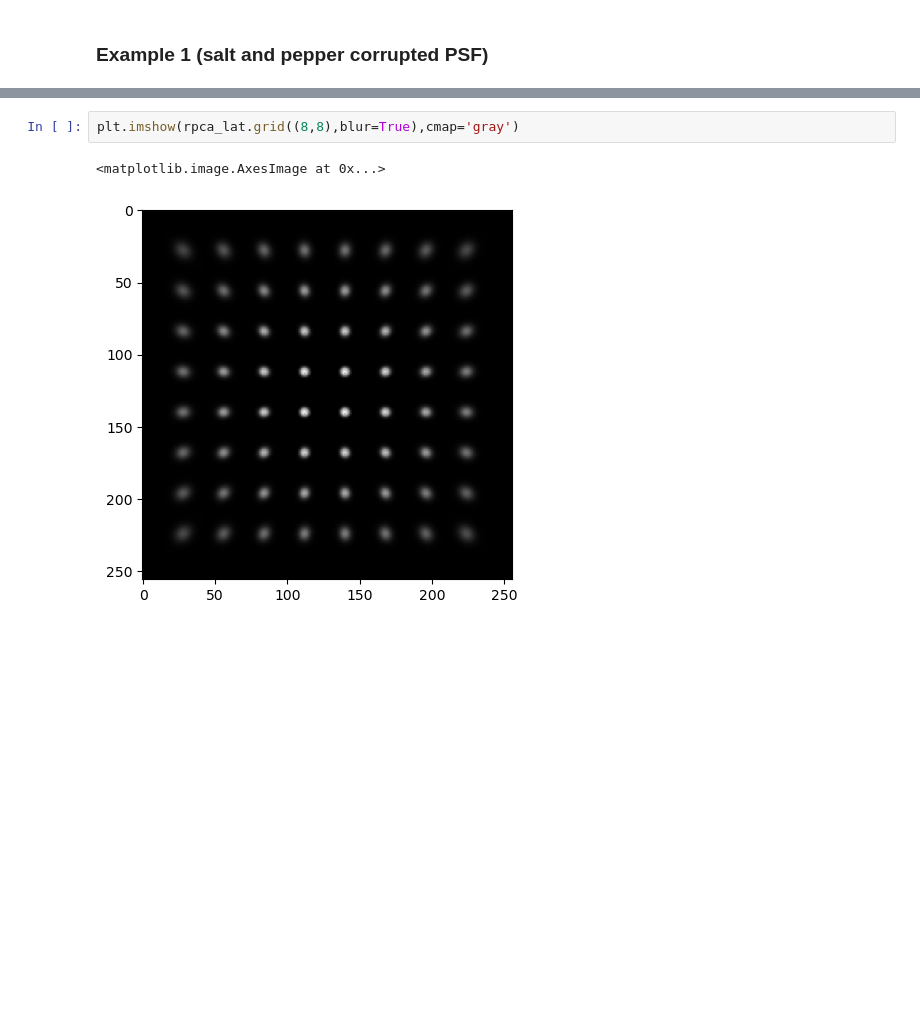
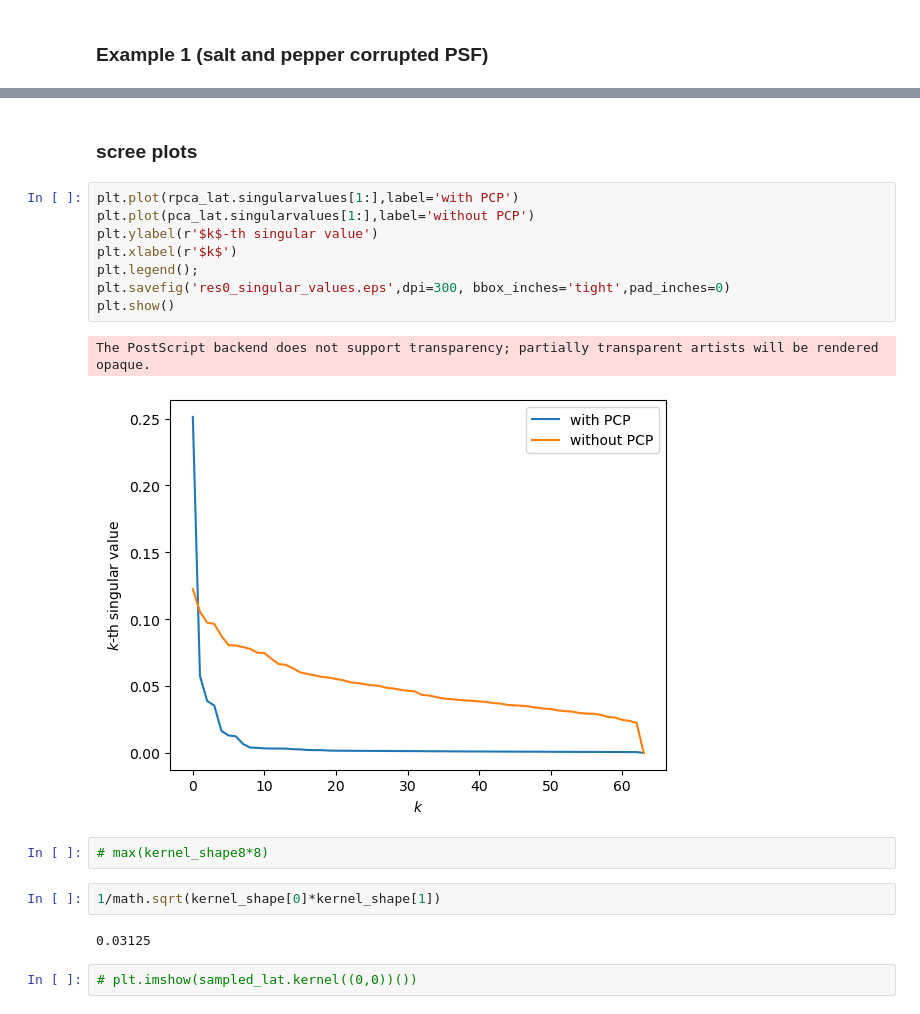
Before and after one commit to mlbj/blurtool, a Jupyter notebook: exp/sbrt2023/sbrt2023.ipynb, the cells around one changed output, grey strips where cells are left out. Cells and saved outputs as stored; diff of their text form; blank space fills up the shorter version.

```diff
--- a/exp/sbrt2023/sbrt2023.ipynb
+++ b/exp/sbrt2023/sbrt2023.ipynb
@@ -280,5 +252,21 @@ SSIM(blurred,rpca_blurred)= tensor(0.9950, dtype=torch.float64)
-# %%
-plt.imshow(rpca_lat.grid((8,8),blur=True),cmap='gray')
-# %% [output]
-<matplotlib.image.AxesImage at 0x...>
-[figure, removed]
+# %% [markdown]
+### scree plots
+# %%
+plt.plot(rpca_lat.singularvalues[1:],label='with PCP')
+plt.plot(pca_lat.singularvalues[1:],label='without PCP')
+plt.ylabel(r'$k$-th singular value')
+plt.xlabel(r'$k$')
+plt.legend();
+plt.savefig('res0_singular_values.eps',dpi=300, bbox_inches='tight',pad_inches=0)
+plt.show()
+# %% [output]
+The PostScript backend does not support transparency; partially transparent artists will be rendered opaque.
+[figure, added]
+# %%
+# max(kernel_shape8*8)
+# %%
+1/math.sqrt(kernel_shape[0]*kernel_shape[1])
+# %% [output]
+0.03125
+# %%
+# plt.imshow(sampled_lat.kernel((0,0))())
```
Also changed, not shown: parts of 14 cells of this notebook, 14 other files.
